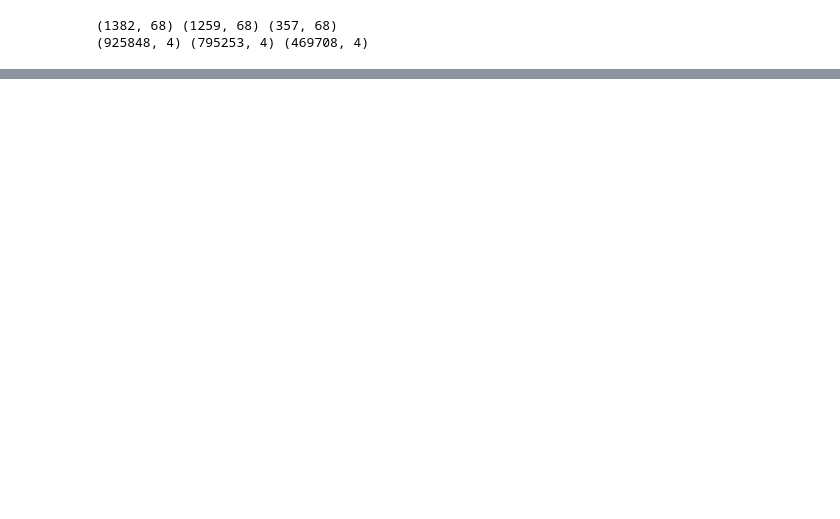
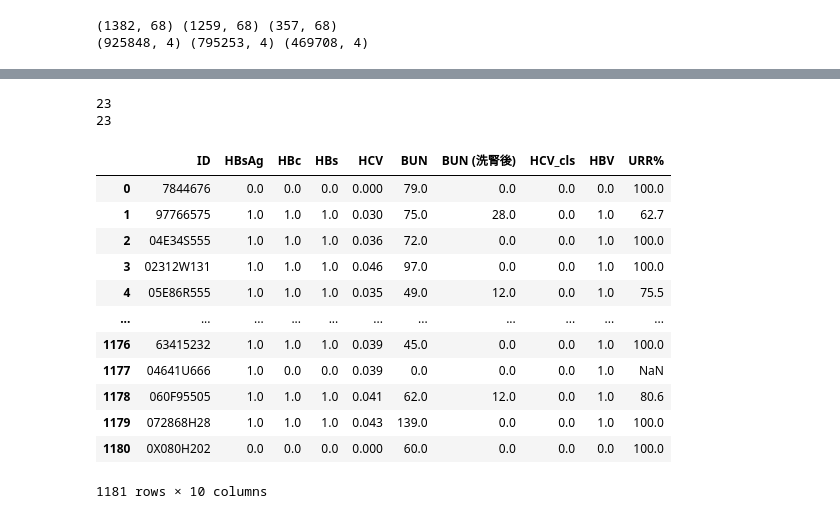
Before and after one commit to IlikeBB/Asia-East-IDH_RecommendationSystem_Project, a Jupyter notebook: stage-I-IDH-NLP-ClassificationModel/ipynb/table1(歸人).ipynb, the cells around one changed output, grey strips where cells are left out. Cells and saved outputs as stored; diff of their text form; code cells hidden in the pictures; blank space fills up the shorter version.

Commit message:
updata table1 code

```diff
--- a/stage-I-IDH-NLP-ClassificationModel/ipynb/table1(歸人).ipynb
+++ b/stage-I-IDH-NLP-ClassificationModel/ipynb/table1(歸人).ipynb
@@ -73,0 +98,11 @@ print(lab_df_get_first_datetime.shape)
+# %%
+lab_df_get_first_datetime = lab_df.sort_values(by=['ID','報告日'])
+lab_df_get_first_datetime['ID'] = lab_df_get_first_datetime['ID'].astype(str)
+print(lab_df_get_first_datetime.shape)
+lab_df_get_first_datetime = pd.merge(First_dcit['ID'], lab_df_get_first_datetime, on='ID', how='inner')
+print(lab_df_get_first_datetime.shape)
+lab_df_get_first_datetime2 = lab_df2.sort_values(by=['ID','報告日'])
+lab_df_get_first_datetime2['ID'] = lab_df_get_first_datetime2['ID'].astype(str)
+print(lab_df_get_first_datetime2.shape)
+lab_df_get_first_datetime2 = pd.merge(First_dcit['ID'], lab_df_get_first_datetime2, on='ID', how='inner')
+print(lab_df_get_first_datetime2.shape)
@@ -86,0 +168,3 @@ print(lab_df_overall.shape, lab_df_Internal.shape, lab_df_External.shape)
+# %%
+lab2_first_df = pd.DataFrame(lab2_first_dict)
+lab2_first_df = lab2_first_df.rename(columns={'HBs Ag':'HBsAg','Anti-HBc':'HBc','Anti-HBs':'HBs','Anti-HCV':'HCV'})
@@ -86,0 +186,20 @@ print(lab_df_overall.shape, lab_df_Internal.shape, lab_df_External.shape)
+# %%
+lab2_first_df['HBV']=np.nan
+for i in range(len(lab2_first_df['HBV'])):
+    if (lab2_first_df['HBV'][i] == 1) |(lab2_first_df['HBV'][i] == 0):
+        continue
+    if lab2_first_df['HBs'][i] == 1:
+        lab2_first_df['HBV'][i] = 0
+    elif lab2_first_df['HBs'][i] == 0:
+        if lab2_first_df['HBc'][i] == 1:
+            lab2_first_df['HBV'][i] = 1
+        elif lab2_first_df['HBc'][i] == 0:
+            lab2_first_df['HBV'][i] = 0
+        elif lab2_first_df['HBsAg'][i] == 1:
+            lab2_first_df['HBV'][i] = 1
+        else:
+            lab2_first_df['HBV'][i] = 0
+    if lab2_first_df['HBsAg'][i] == 1:
+        lab2_first_df['HBV'][i] = 1
+    elif lab2_first_df['HBsAg'][i] == 0:
+        lab2_first_df['HBV'][i] = 0
@@ -89,10 +219,10 @@ print(lab_df_overall.shape, lab_df_Internal.shape, lab_df_External.shape)
 #             'PLT count, 10^3/ μL':[],'Calcium, mg/dL':[],'Phosphate, mg/ dL':[],'Glucose, mg/dL':[],'BUN, mg/dL':[],'Creatinine, mg/ dL':[],
 #             'Albumin, g/dL':[], 'Electrolyte Sodium, mmol/L':[],'Potassium, mmol/L':[], 'Serum iron, μg/ dL':[], 'Ferritin, ng/mL':[],
 #             'Parathyroid hormone, pg/ mL':[],'Urea Reduction Rate, %':[],'ALT (SGPT)':[],'IRON/TIBC':[],'HBV, n (%)':[],'HCV, n (%)':[],}
-lab_dict = {'WBC count, 10^3/μL':[],'MCV, fL':[],'MCH, pg':[],'MCHC, g/dL':[],
+lab_dict = {'WBC count, 10^3/μL':[],'Hemoglobin, g/ dL':[],'Hematocrit, %':[],'MCV, fL':[],'MCH, pg':[],'MCHC, g/dL':[],
             'PLT count, 10^3/ μL':[],'Calcium, mg/dL':[],'Phosphate, mg/ dL':[],'Glucose, mg/dL':[],'BUN, mg/dL':[],'Creatinine, mg/ dL':[],
-            'Albumin, g/dL':[], 'Serum iron, μg/ dL':[], 'Ferritin, ng/mL':[],
-            'Parathyroid hormone, pg/ mL':[],'ALT (SGPT)':[],'IRON/TIBC':[]}
+            'Albumin, g/dL':[], 'Electrolyte Sodium, mmol/L':[],'Potassium, mmol/L':[],'Serum iron, μg/ dL':[], 'Ferritin, ng/mL':[],
+            'Parathyroid hormone, pg/ mL':[],'Urea Reduction Rate, %':[],'ALT (SGPT)':[],'IRON/TIBC':[],'HBV, n (%)':[],'HCV, n (%)':[]}
 dataframe = lab_df_External
 dataframe = dataframe.sort_values(by=['ID','報告日'])
 def get_lab_value(dataframe, name='WBC'):
@@ -103,10 +233,34 @@ def get_lab_value(dataframe, name='WBC'):
     value_list = value_list.dropna()
     value_list = value_list.apply(pd.to_numeric, errors='coerce')
     return "{} ({})".format(round(np.mean(value_list['DATANUM']),1),round(np.std(value_list['DATANUM']),1))
-lab_list = ['WBC','MCV','MCH','MCHC','Platelet','Ca','P  (Phosphorus)','Glucose','BUN','Creatinine','ALBUMIN',
-            'Iron','Ferritin','Intact PTH','ALT (SGPT)','IRON/TIBC']
+lab_list = ['WBC','HGB','HCT','MCV','MCH','MCHC','Platelet','Ca','P  (Phosphorus)','Glucose','BUN','Creatinine','ALBUMIN','Na','K',
+            'Iron','Ferritin','Intact PTH','URR%','ALT (SGPT)','IRON/TIBC','HBV','HCV']
+print(len(lab_dict))
+print(len(lab_list))
 for idx,lab_type in enumerate(lab_list):
     lab_dict_col = list(lab_dict.keys())
-    lab_dict[lab_dict_col[idx]].append(get_lab_value(lab_df_Internal, name = lab_type))
-    lab_dict[lab_dict_col[idx]].append(get_lab_value(lab_df_External, name = lab_type))
-    lab_dict[lab_dict_col[idx]].append(get_lab_value(lab_df_overall, name = lab_type))
+    if lab_type in ['URR%','HBV','HCV']:
+        pass
+    else:
+        lab_dict[lab_dict_col[idx]].append(get_lab_value(lab_df_Internal, name = lab_type))
+        lab_dict[lab_dict_col[idx]].append(get_lab_value(lab_df_External, name = lab_type))
+        lab_dict[lab_dict_col[idx]].append(get_lab_value(lab_df_overall, name = lab_type))
+# %% [output]
+23
+23
+# %%
+lab2_first_df_internal
+# %% [output]
+|  | ID | HBsAg | HBc | HBs | HCV | BUN | BUN (洗腎後) | HCV_cls | HBV | URR% |
+| 0 | 7844676 | 0.0 | 0.0 | 0.0 | 0.000 | 79.0 | 0.0 | 0.0 | 0.0 | 100.0 |
+| 1 | 97766575 | 1.0 | 1.0 | 1.0 | 0.030 | 75.0 | 28.0 | 0.0 | 1.0 | 62.7 |
+| 2 | 04E34S555 | 1.0 | 1.0 | 1.0 | 0.036 | 72.0 | 0.0 | 0.0 | 1.0 | 100.0 |
+| 3 | 02312W131 | 1.0 | 1.0 | 1.0 | 0.046 | 97.0 | 0.0 | 0.0 | 1.0 | 100.0 |
+| 4 | 05E86R555 | 1.0 | 1.0 | 1.0 | 0.035 | 49.0 | 12.0 | 0.0 | 1.0 | 75.5 |
+| ... | ... | ... | ... | ... | ... | ... | ... | ... | ... | ... |
+| 1176 | 63415232 | 1.0 | 1.0 | 1.0 | 0.039 | 45.0 | 0.0 | 0.0 | 1.0 | 100.0 |
+| 1177 | 04641U666 | 1.0 | 0.0 | 0.0 | 0.039 | 0.0 | 0.0 | 0.0 | 1.0 | NaN |
+| 1178 | 060F95505 | 1.0 | 1.0 | 1.0 | 0.041 | 62.0 | 12.0 | 0.0 | 1.0 | 80.6 |
+| 1179 | 072868H28 | 1.0 | 1.0 | 1.0 | 0.043 | 139.0 | 0.0 | 0.0 | 1.0 | 100.0 |
+| 1180 | 0X080H202 | 0.0 | 0.0 | 0.0 | 0.000 | 60.0 | 0.0 | 0.0 | 0.0 | 100.0 |
+1181 rows × 10 columns
```
Also changed, not shown: parts of 16 cells of this notebook, 1 other file.
